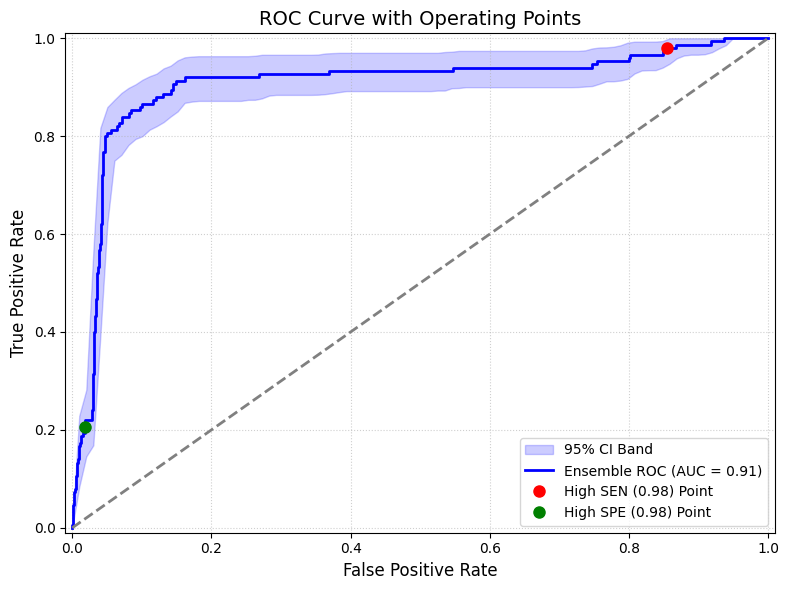
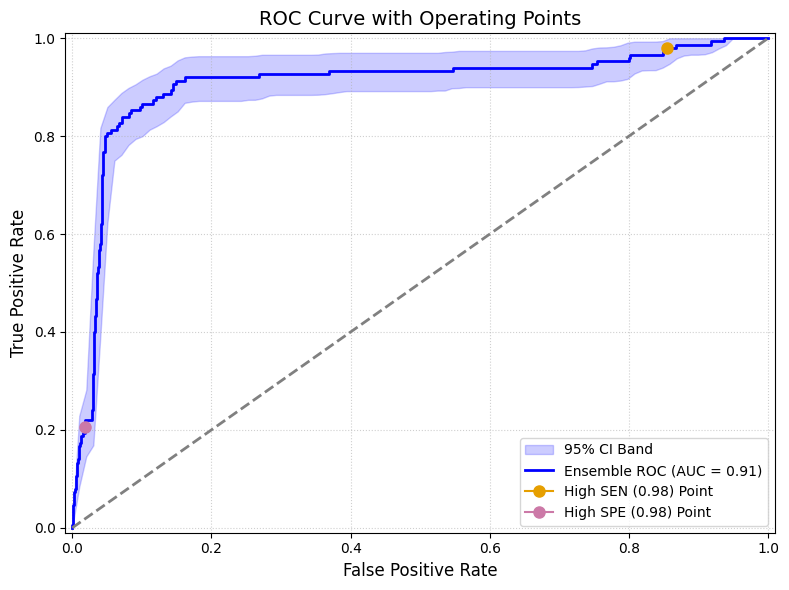
Unified diff of the notebook cell whose output changed from the first chart to the second:
--- before
+++ after
@@ -1,2 +1,4 @@
+from sklearn.linear_model import LinearRegression
+
 # 1. Load data and calculate metrics
 df = pd.read_csv('pred.csv')
@@ -36,7 +38,7 @@
 
 # Add Operating Points
-plt.plot(main_fpr[idx_sen], main_tpr[idx_sen], 'ro', markersize=8,
+plt.plot(main_fpr[idx_sen], main_tpr[idx_sen], marker='o', color='#E69F00', markersize=8,
          label=f'High SEN (0.98) Point')
-plt.plot(main_fpr[idx_spe], main_tpr[idx_spe], 'go', markersize=8,
+plt.plot(main_fpr[idx_spe], main_tpr[idx_spe], marker='o', color='#CC79A7', markersize=8,
          label=f'High SPE (0.98) Point')
 
@@ -88,7 +90,7 @@
 
 # Add Vertical Lines for Thresholds
-plt.axvline(x=thresh_sen, color='red', linestyle='--', lw=2,
+plt.axvline(x=thresh_sen, color='#E69F00', linestyle='--', lw=2,
             label=f'Threshold for High SEN ({thresh_sen:.2f})')
-plt.axvline(x=thresh_spe, color='green', linestyle='--', lw=2,
+plt.axvline(x=thresh_spe, color='#CC79A7', linestyle='--', lw=2,
             label=f'Threshold for High SPE ({thresh_spe:.2f})')
 

Commit: 使用 Colab 创建而成